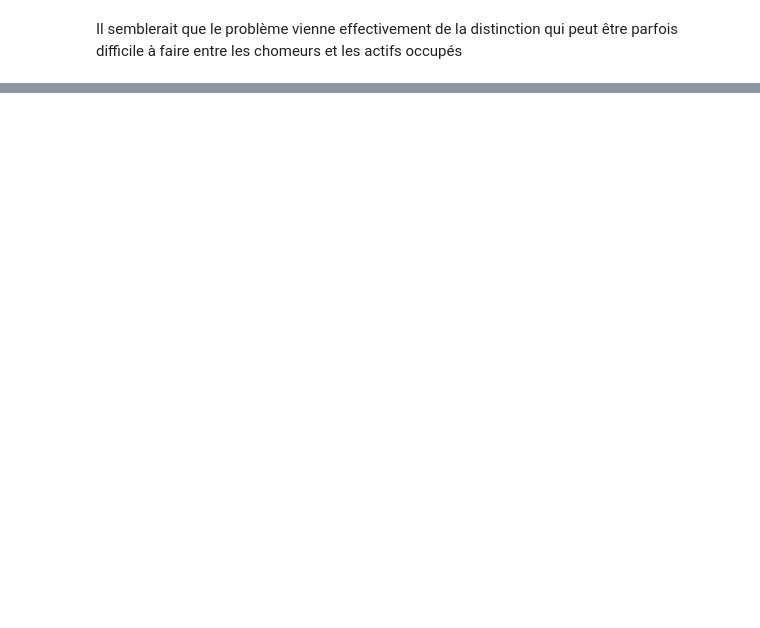
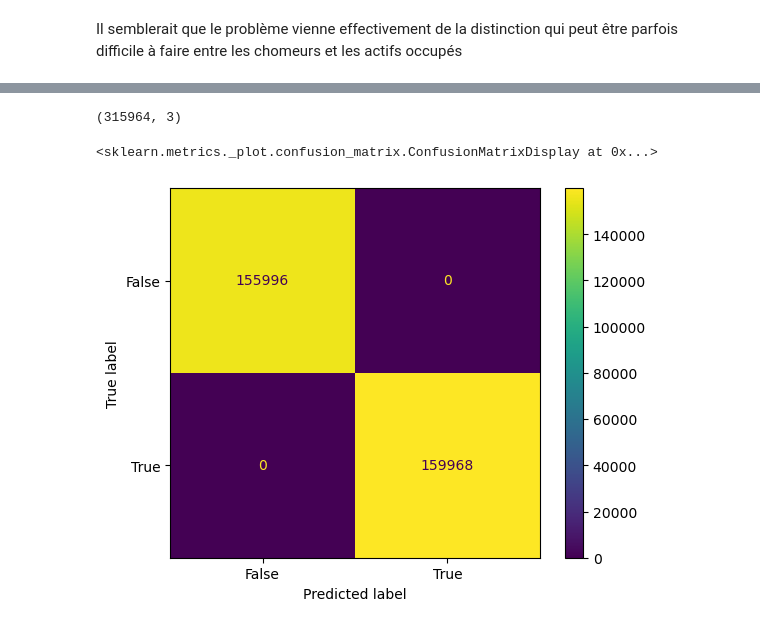
Before and after one commit to Alexis-Barrau/python_ensae, a Jupyter notebook: Scripts/Script first analysis.ipynb, the cells around one changed output, grey strips where cells are left out. Cells and saved outputs as stored; diff of their text form; code cells hidden in the pictures; blank space fills up the shorter version.

```diff
--- a/Scripts/Script first analysis.ipynb
+++ b/Scripts/Script first analysis.ipynb
@@ -642,0 +596,22 @@ disp.plot()
+# %%
+X_2020 = np.array(EEC_2020.drop(columns=["ACTIF","EMPLOI","ANNEE", "TRIM"]))
+y_2020 = np.array(EEC_2020["ACTIF"])
+
+X_2020_transform = sfm.transform(X_2020)
+print(X_2020_transform.shape)
+
+y_pred_2020 = clf.predict(X_2020_transform)
+
+
+cm= confusion_matrix(y_2020,y_pred_2020)
+disp = ConfusionMatrixDisplay(
+            confusion_matrix=cm,
+            display_labels=clf.classes_
+       )
+disp.plot()
+
+# Prediction parfaite sur l'echantillon 2020 également !!
+# %% [output]
+(315964, 3)
+<sklearn.metrics._plot.confusion_matrix.ConfusionMatrixDisplay at 0x...>
+[figure, added]
```
Also changed, not shown: parts of 8 cells of this notebook.
